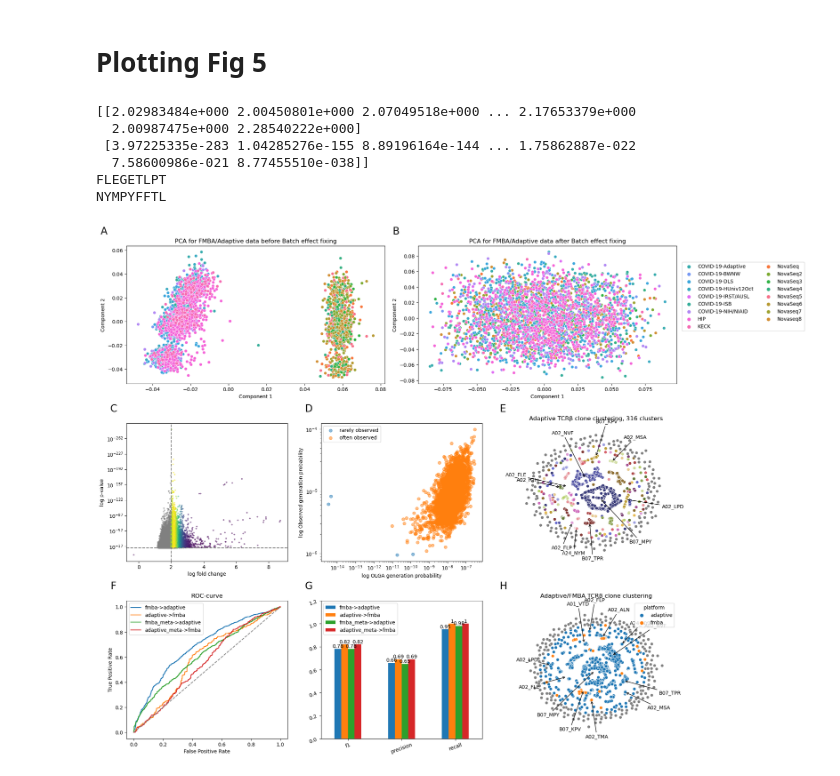
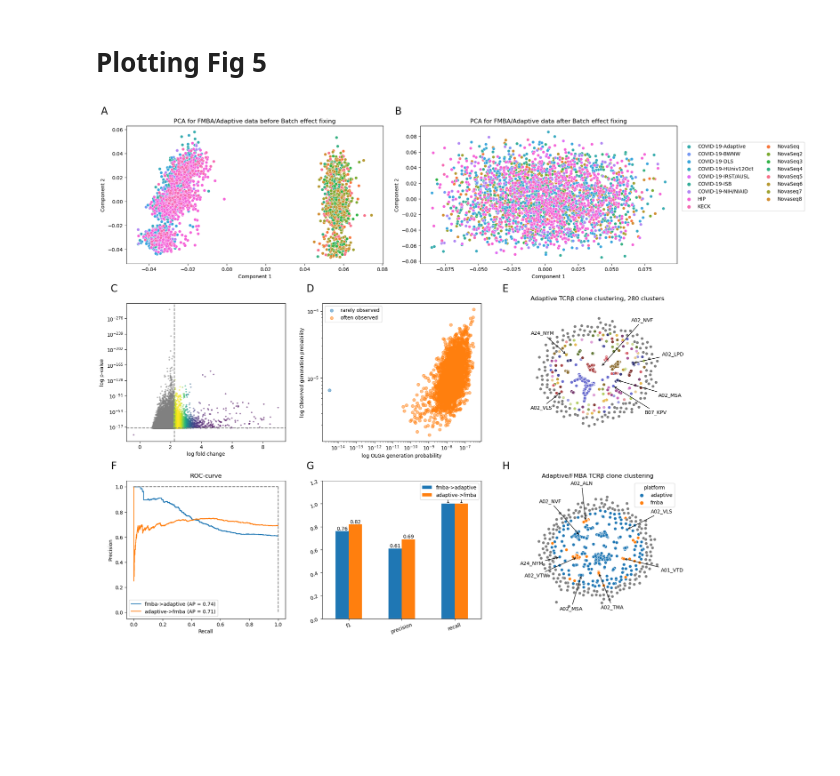
Before and after one commit to antigenomics/tcr-covid-classifier, a Jupyter notebook: publication-notebooks/fig5.ipynb, the cells around one changed output. Drawn from its saved outputs; the diff is of its cells as text; code cells hidden in the pictures; blank space fills up the shorter version.

```diff
--- a/publication-notebooks/fig5.ipynb
+++ b/publication-notebooks/fig5.ipynb
@@ -86,9 +85,8 @@ all_adaptive_cm.head()
 # %%
-fold_change_data_adaptive = get_top_changed_clonotypes(clonotype_matrix=all_adaptive_cm,
+fold_change_data_adaptive = get_top_changed_clonotypes(clonotype_matrix=all_adaptive_cm[~all_adaptive_cm.run.str.contains('clonotypes')],
                            desc=stand_um_joint,
                            pvals=pd.read_csv('data/covid_significant_clone_pvals_adaptive.csv').drop(columns=['Unnamed: 0']),
-                           log_fold_change_threshold=2,
-                           logp_threshold=1,
+                           run_to_number_of_clones=pd.read_csv('data/run_to_number_of_clones_joint.csv'),
                            healthy_col='covid',
                            healthy_label='healthy')
 fold_change_data_adaptive
@@ -126,3 +140,3 @@ fold_change_data_adaptive[fold_change_data_adaptive.log_fold_change > 2]
 # %%
-selected_clones = fold_change_data_adaptive[fold_change_data_adaptive.log_fold_change > 2].clone
+selected_clones = fold_change_data_adaptive[fold_change_data_adaptive.log_fold_change > 2.25].clone
 # %%
@@ -359,24 +369,24 @@ metrics_adaptive_m = pd.DataFrame({'f1': [round(f1_score(y_test_adaptive_m, y_pr
 y_test_data = {
     'fmba->adaptive': y_test_fmba,
     'adaptive->fmba': y_test_adaptive,
-    'fmba_meta->adaptive': y_test_fmba_m,
-    'adaptive_meta->fmba': y_test_adaptive_m,
+    # 'fmba_meta->adaptive': y_test_fmba_m,
+    # 'adaptive_meta->fmba': y_test_adaptive_m,
 }
 all_clfs = {
     'fmba->adaptive': fmba_clf,
     'adaptive->fmba': adaptive_clf,
-    'fmba_meta->adaptive': fmba_clf_m,
-    'adaptive_meta->fmba': adaptive_clf_m
+    # 'fmba_meta->adaptive': fmba_clf_m,
+    # 'adaptive_meta->fmba': adaptive_clf_m
 }
 X_test_data = {
     'fmba->adaptive': X_test_fmba,
     'adaptive->fmba': X_test_adaptive,
-    'fmba_meta->adaptive': X_test_fmba_m,
-    'adaptive_meta->fmba': X_test_adaptive_m
+    # 'fmba_meta->adaptive': X_test_fmba_m,
+    # 'adaptive_meta->fmba': X_test_adaptive_m
 }
 # %%
-metrics = pd.concat([metrics_fmba, metrics_adaptive, metrics_fmba_m, metrics_adaptive_m])
-metrics.index = ['fmba->adaptive', 'adaptive->fmba', 'fmba_meta->adaptive', 'adaptive_meta->fmba']
+metrics = pd.concat([metrics_fmba, metrics_adaptive])
+metrics.index = ['fmba->adaptive', 'adaptive->fmba']
 # %%
 metrics
 # %% [output]
@@ -483,7 +490,7 @@ leg = ax1.legend([x[0] for x in pairs], [x[1] for x in pairs], ncol=2, bbox_to_a
 ########################################################
 
 ax3 = fig.add_subplot(gs[1, :2])
-plot_volcano(fold_change_data_adaptive, pval_threshold=1e-14, fold_change_threshold=2, ax=ax3)
+plot_volcano(fold_change_data_adaptive, pval_threshold=1e-14, fold_change_threshold=2.25, ax=ax3)
 ax3.text(delta_x, delta_y, 'C',
      horizontalalignment='left',
      verticalalignment='top',
@@ -529,13 +536,17 @@ ax5.legend([],[], frameon=False)
 
 ax6 = fig.add_subplot(gs[2, :2])
 
-for key in ['fmba->adaptive', 'adaptive->fmba', 'fmba_meta->adaptive', 'adaptive_meta->fmba']:
-    fpr, tpr, _ = roc_curve(y_test_data[key], all_clfs[key].predict_proba(X_test_data[key])[::,1])
-    ax6.plot(fpr,tpr, label=key)
+for key in ['fmba->adaptive', 'adaptive->fmba']:
+    PrecisionRecallDisplay.from_estimator(
+        all_clfs[key], X_test_data[key], y_test_data[key], name=key, ax=ax6
+    )
+    # fpr, tpr, _ = roc_curve(y_test_data[key], all_clfs[key].predict_proba(X_test_data[key])[::,1])
+    # ax6.plot(fpr,tpr, label=key)
 
-ax6.set_ylabel('True Positive Rate')
-ax6.set_xlabel('False Positive Rate')
-ax6.plot([0, 1], [0, 1], linestyle='dashed', color='grey')
+ax6.set_ylabel('Precision')
+ax6.set_xlabel('Recall')
+ax6.plot([0, 1], [1, 1], linestyle='dashed', color='grey')
+ax6.plot([1, 1], [1, 0], linestyle='dashed', color='grey')
 ax6.legend()
 ax6.set_title('ROC-curve')
 ax6.text(delta_x, delta_y, 'F',
@@ -562,37 +573,31 @@ ax2.text(delta_x, delta_y, 'G',
 ########################################################
 
 ax5 = fig.add_subplot(gs[2, 4:])
 plot_clonotype_clustering_with_epitope_labeling(res_joint,
                                                 joint_cluster_to_epi,
                                                 vdjdb,
                                                 gene='TRB',
                                                 color_by='platform',
                                                 cluster_size_threshold=0,
                                                 dist_to_center=600,
                                                 center_diff_threshold=75,
                                                 ax=ax5)
 ax5.set_xlim(-700, 700)
 ax5.set_ylim(-700, 700)
 ax5.text(delta_x, delta_y, 'H',
      horizontalalignment='left',
      verticalalignment='top',
     transform=ax5.transAxes,
         size=font_size)
 ax5.axis('off')
 ax5.set_title('Adaptive/FMBA TCRβ clone clustering')
 
 ########################################################
 
 plt.tight_layout()
 plt.savefig("figures/fig5.svg")
 plt.savefig("figures/fig5.pdf")
 plt.savefig("figures/fig5.png")
 plt.show()
 # %% [output]
-[[2.02983484e+000 2.00450801e+000 2.07049518e+000 ... 2.17653379e+000
-  2.00987475e+000 2.28540222e+000]
- [3.97225335e-283 1.04285276e-155 8.89196164e-144 ... 1.75862887e-022
-  7.58600986e-021 8.77455510e-038]]
-FLEGETLPT
-NYMPYFFTL
-[figure, old version]
+[figure, new version]
```
Also changed, not shown: parts of 14 cells of this notebook, 55 other files.
